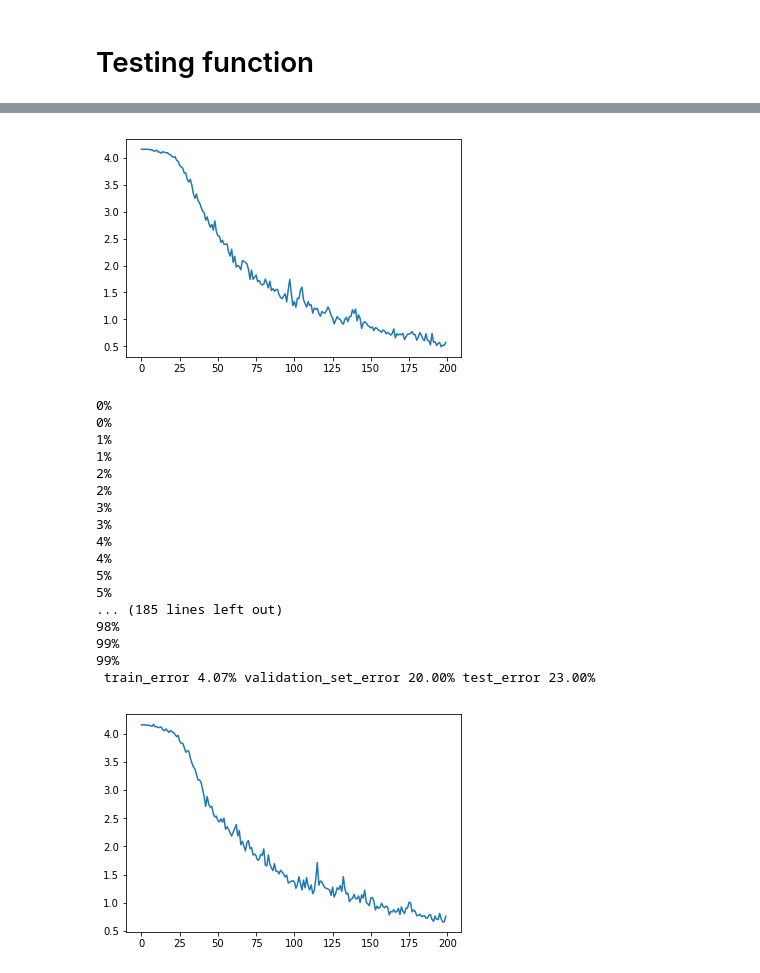
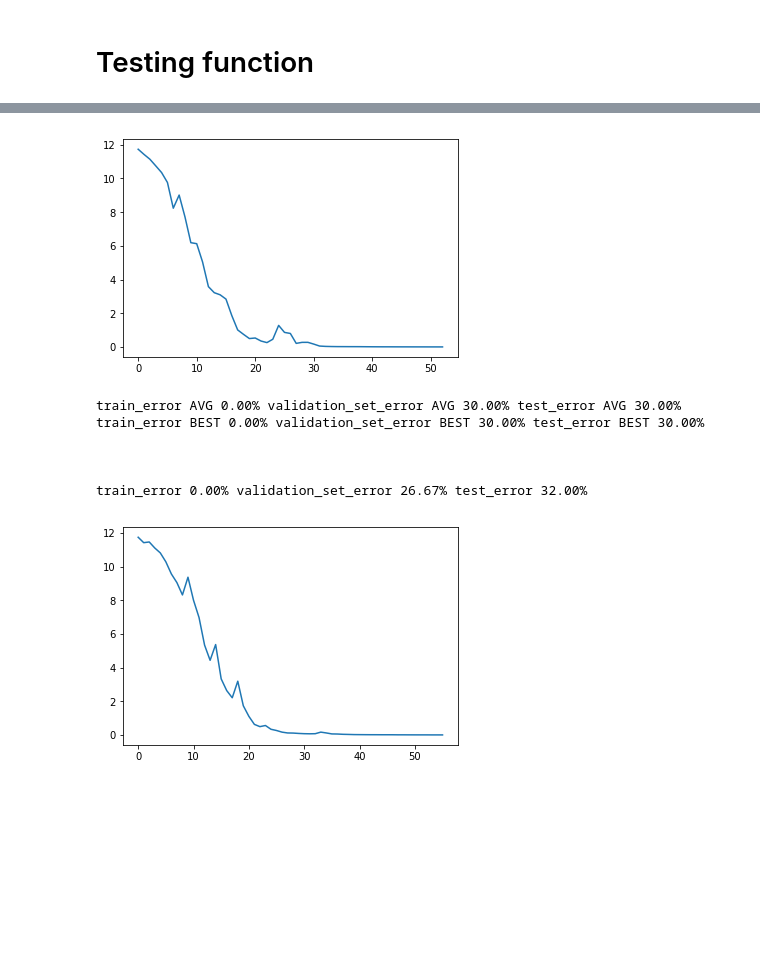
Before and after one commit to vndk36/DLC_mini_project_1, a Jupyter notebook: MiniProject1_DLC.ipynb, the cells around one changed output, grey strips where cells are left out. Drawn from its saved outputs; the diff is of its cells as text; code cells hidden in the pictures; blank space fills up the shorter version.

```diff
--- a/MiniProject1_DLC.ipynb
+++ b/MiniProject1_DLC.ipynb
@@ -213,27 +224,31 @@ def train_model(model, train_input, train_target, loss_plot, nb_epochs, batch_si
 # Network Model
 # %%
 #################################################################
-class NetLin(nn.Module):
+
+#lr 1e-5 100 epochs
+class Net_lin_dropout(nn.Module):
     def __init__(self, nb_hidden):
-        super(NetLin, self).__init__()
+        super(Net_lin_dropout, self).__init__()
         self.fc1 = nn.Linear(28*50,1000)
-        self.fc2 = nn.Linear(1000, 200)
-        self.fc3 = nn.Linear(200, 40)
-        self.fc4 = nn.Linear(40, 2)
+        self.fc2 = nn.Linear(1000, 400)
+        self.fc3 = nn.Linear(400, 20)
+        self.fc4 = nn.Linear(20, 2)
 
     def forward(self, x):
         x = F.relu(self.fc1(x.view(-1,x.data.size()[1]* x.data.size()[2])))
         x = F.relu(self.fc2(x))
+        nn.Dropout()
         x = F.relu(self.fc3(x))
+        nn.Dropout()
         x = self.fc4(x)
         return x
 
 ####################################################################################################################
 
 
-class Netbasic(nn.Module):
+class Net_basic(nn.Module):
     def __init__(self, nb_hidden):
-        super(Net, self).__init__()
+        super(Net_basic, self).__init__()
         self.conv1 = nn.Conv1d(28, 64, kernel_size=5)
         self.conv2 = nn.Conv1d(64, 128, kernel_size=3)
         self.conv3 = nn.Conv1d(128, 128, kernel_size=2)
@@ -452,25 +476,46 @@ model = NetOLDANDDUMB(150)
 # Testing function
 # %%
 # test multiple prior init
-nb_epochs =  200
+
+# Select you model here!!!
+#||||||||||||||||||||||||
+#VVVVVVVVVVVVVVVVVVVVVVVV
+
+model = Net_lin_dropout(150)
+
+
+nb_epochs =  100
 batch_size = 50
+
+lr = 1e-4
 
 
 nb_training = 20
 
+train_error = []
+validation_error = []
+test_error = []
+
 for i in range(0,nb_training):
     for p in model.parameters(): p.data.normal_(0, 0.01)
     loss_plot = []
-    epochs_reached = train_model(model, train_input, train_target, loss_plot, nb_epochs, batch_size = batch_size)
+    epochs_reached = train_model(model, train_input, train_target, loss_plot, nb_epochs, batch_size = batch_size, lr = lr)
 
+    train_error.append(compute_nb_errors(model, train_input, train_target, 10) / train_input.size(0) * 100)
+    validation_error.append(compute_nb_errors(model, validation_set_input, validation_set_target, 10) / validation_set_input.size(0) * 100)
+    test_error.append(compute_nb_errors(model, test_input, test_target, 50) / test_input.size(0) * 100)
 
-
-    print(' train_error {:.02f}% validation_set_error {:.02f}% test_error {:.02f}%'.format(
-                compute_nb_errors(model, train_input, train_target, 10) / train_input.size(0) * 100,
-                compute_nb_errors(model, validation_set_input, validation_set_target, 10) / validation_set_input.size(0) * 100,
-                compute_nb_errors(model, test_input, test_target, 50) / test_input.size(0) * 100))
+    print('train_error {:.02f}% validation_set_error {:.02f}% test_error {:.02f}%'.format(train_error[i], validation_error[i], test_error[i]))
     #loss_plot
     for p in model.parameters(): p.data.normal_(0, 0.01)
     plt.plot(range(epochs_reached+1),loss_plot)
     plt.show()
+    print('train_error AVG {:.02f}% validation_set_error AVG {:.02f}% test_error AVG {:.02f}%'.format(
+        numpy.asarray(train_error).mean(),
+        numpy.asarray(validation_error).mean(),
+        numpy.asarray(test_error).mean()))
+    print('train_error BEST {:.02f}% validation_set_error BEST {:.02f}% test_error BEST {:.02f}%\n\n\n'.format(
+        numpy.asarray(train_error).min(),
+        numpy.asarray(validation_error).min(),
+        numpy.asarray(test_error).min()))
 # %% [output]
@@ -494,19 +523,8 @@ for i in range(0,nb_training):
-[figure, old version]
+[figure, new version]
-0%
-0%
-1%
-1%
-2%
-2%
-3%
-3%
-4%
-4%
-5%
-5%
-... (185 lines left out)
-98%
-99%
-99%
- train_error 4.07% validation_set_error 20.00% test_error 23.00%
+train_error AVG 0.00% validation_set_error AVG 30.00% test_error AVG 30.00%
+train_error BEST 0.00% validation_set_error BEST 30.00% test_error BEST 30.00%
+
+
+
+train_error 0.00% validation_set_error 26.67% test_error 32.00%
-[figure, old version]
+[figure, new version]
```
Also changed, not shown: parts of 10 cells of this notebook.
